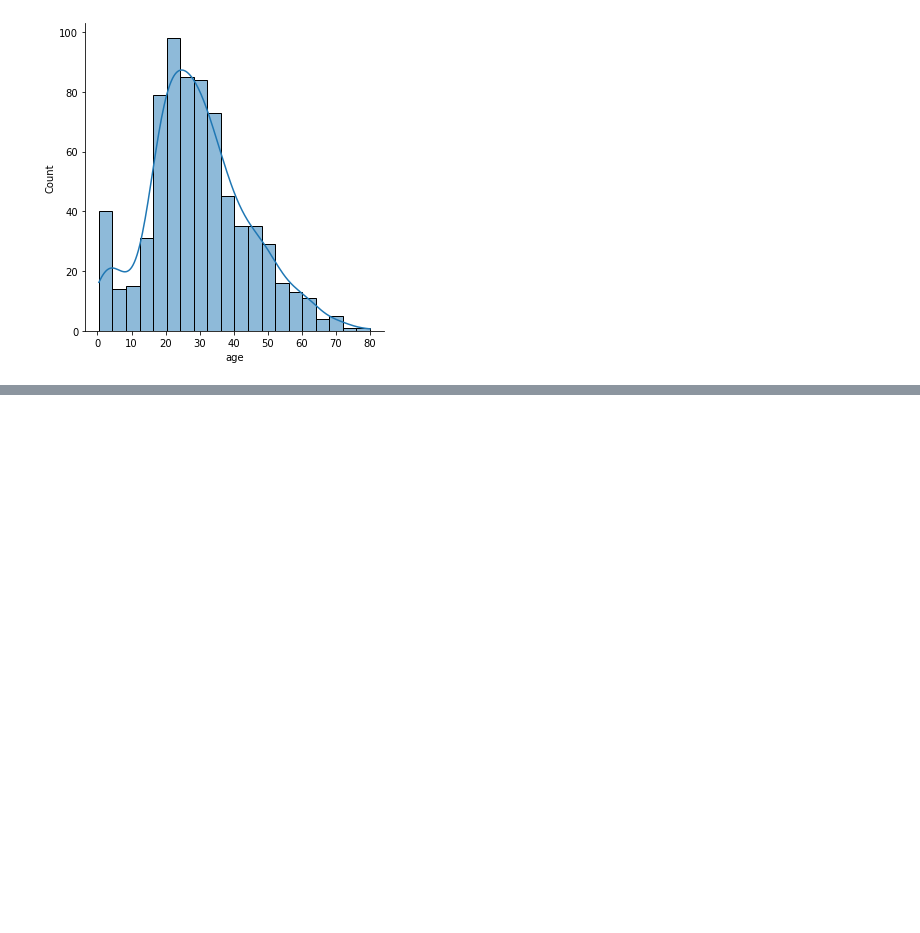
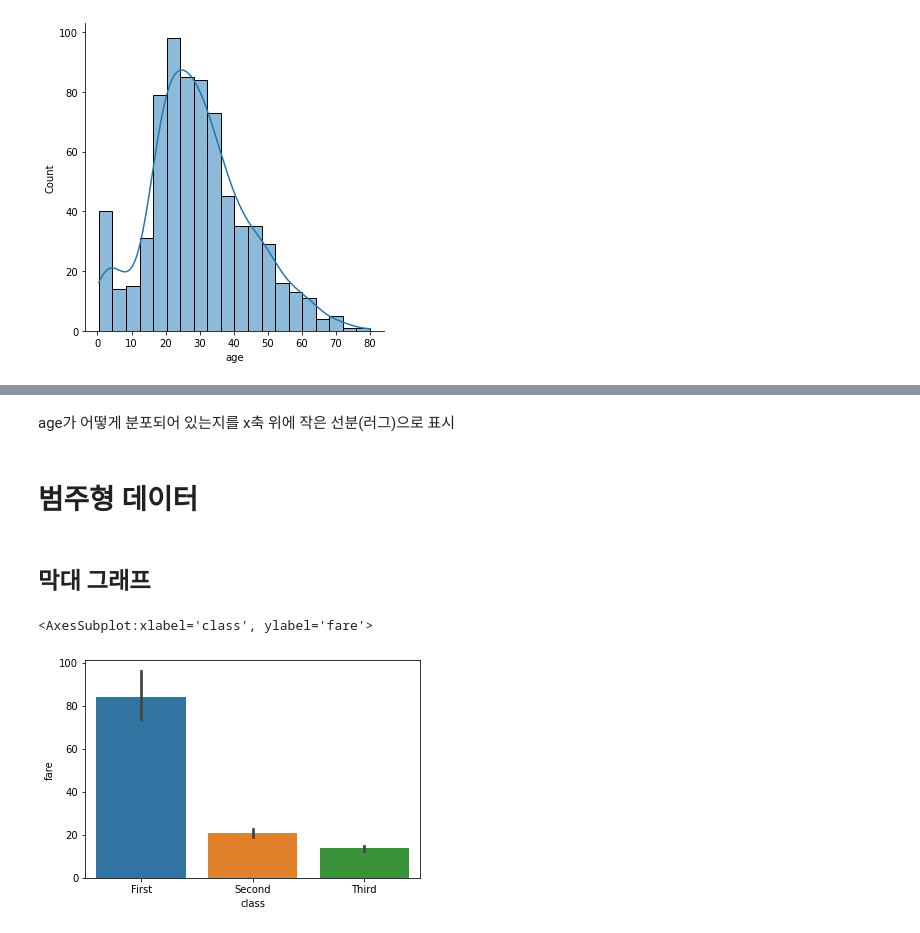
Before and after one commit to hyerim02/machine_deep, a Jupyter notebook: ch4 시각화.ipynb, the cells around one changed output, grey strips where cells are left out. Saved outputs shown, nothing was run; the diff lists cells and outputs as text; code cells hidden in the pictures; blank space fills up the shorter version.

```diff
--- a/ch4 시각화.ipynb
+++ b/ch4 시각화.ipynb
@@ -92,0 +106,11 @@ sns.displot(data=titanic,x='age',kde=True)
+# %% [markdown]
+age가 어떻게 분포되어 있는지를 x축 위에 작은 선분(러그)으로 표시
+# %% [markdown]
+# 범주형 데이터
+# %% [markdown]
+##  막대 그래프
+# %%
+sns.barplot(x='class',y='fare',data=titanic)
+# %% [output]
+<AxesSubplot:xlabel='class', ylabel='fare'>
+[figure, added]
```
Also changed, not shown: parts of 23 cells of this notebook.
